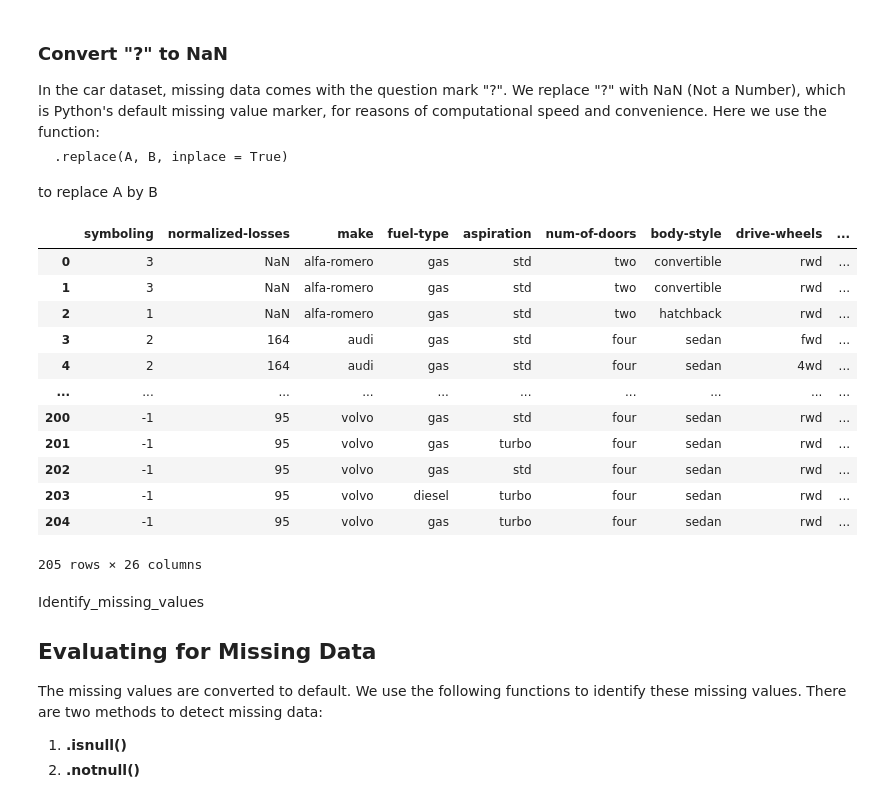
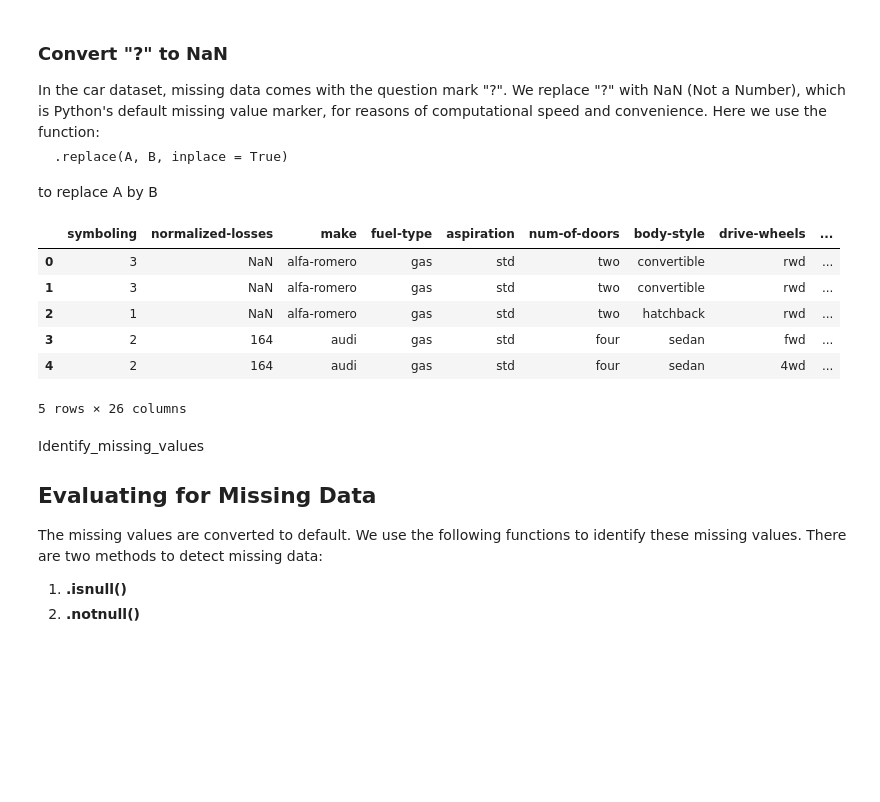
Before and after one commit to harpreet-03/ML_with_Python, a Jupyter notebook: Basics/ML_Data_pre_processing/02_Dealing_with_null_values/Dealing With Null Values with Pandas Practice.ipynb, the cells around one changed output. Saved outputs shown, nothing was run; the diff lists cells and outputs as text; code cells hidden in the pictures; blank space fills up the shorter version.

```diff
--- a/Basics/ML_Data_pre_processing/02_Dealing_with_null_values/Dealing With Null Values with Pandas Practice.ipynb
+++ b/Basics/ML_Data_pre_processing/02_Dealing_with_null_values/Dealing With Null Values with Pandas Practice.ipynb
@@ -23,7 +23,7 @@ headers = ["symboling","normalized-losses","make","fuel-type","aspiration", "num
 # %% [markdown]
 Use the Pandas method <b>read_csv()</b> to load the data from the web address. Set the parameter  "names" equal to the Python list "headers".
 # %%
-df = pd.read_csv('car_dataset.data', names = headers)
+df = pd.read_csv('car_dataset1.data', names = headers)
 # %% [markdown]
  Use the method <b>head()</b> to display the first five rows of the dataframe.
 # %%
@@ -72,22 +82,17 @@ We replace "?" with NaN (Not a Number), which is Python's default missing value
 to replace A by B
 # %%
 
-
 # replace "?" to NaN
+df.replace("?", np.nan, inplace = True)
+df.head()
 # %% [output]
 |  | symboling | normalized-losses | make | fuel-type | aspiration | num-of-doors | body-style | drive-wheels | ... |
 | 0 | 3 | NaN | alfa-romero | gas | std | two | convertible | rwd | ... |
 | 1 | 3 | NaN | alfa-romero | gas | std | two | convertible | rwd | ... |
 | 2 | 1 | NaN | alfa-romero | gas | std | two | hatchback | rwd | ... |
 | 3 | 2 | 164 | audi | gas | std | four | sedan | fwd | ... |
 | 4 | 2 | 164 | audi | gas | std | four | sedan | 4wd | ... |
-| ... | ... | ... | ... | ... | ... | ... | ... | ... | ... |
-| 200 | -1 | 95 | volvo | gas | std | four | sedan | rwd | ... |
-| 201 | -1 | 95 | volvo | gas | turbo | four | sedan | rwd | ... |
-| 202 | -1 | 95 | volvo | gas | std | four | sedan | rwd | ... |
-| 203 | -1 | 95 | volvo | diesel | turbo | four | sedan | rwd | ... |
-| 204 | -1 | 95 | volvo | gas | turbo | four | sedan | rwd | ... |
-205 rows × 26 columns
+5 rows × 26 columns
 # %% [markdown]
 Identify_missing_values
 
```
Also changed, not shown: parts of 24 cells of this notebook, 1 other file.
